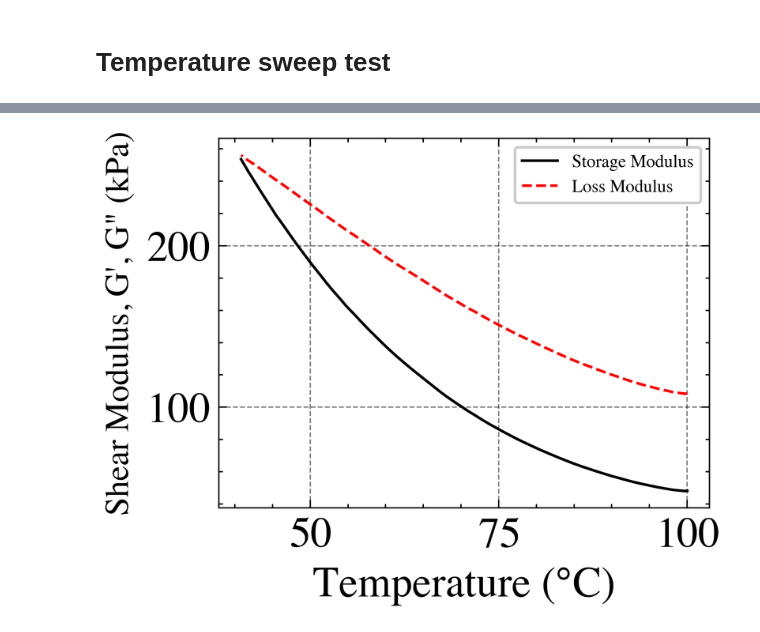
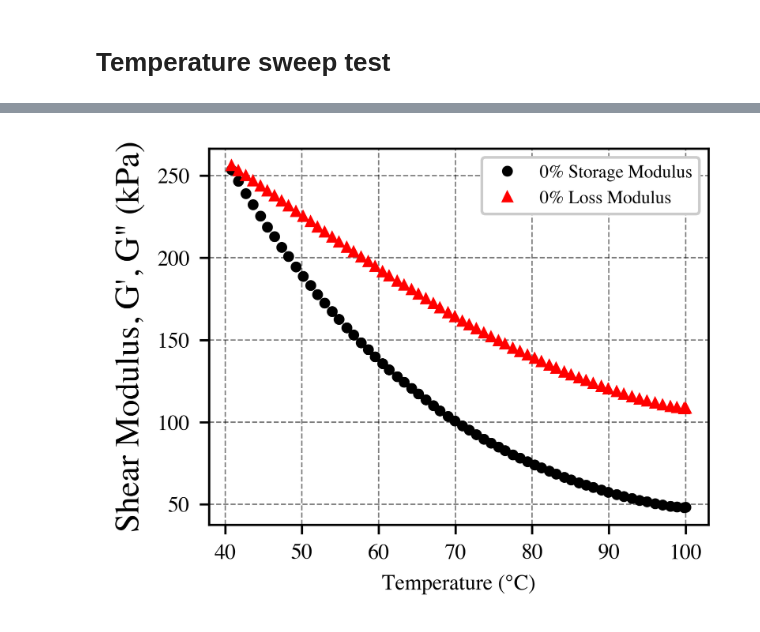
Before and after one commit to te5msride/Rheology, a Jupyter notebook: rheology.ipynb, the cells around one changed output, grey strips where cells are left out. Cells and saved outputs as stored; diff of their text form; code cells hidden in the pictures.

```diff
--- a/rheology.ipynb
+++ b/rheology.ipynb
@@ -148,7 +112,7 @@ def select_columns_for_plotting(df, sheet_name):
     selected_columns = []  # Add your logic here
     return df[selected_columns]
 
-file_name = 'Testing1-26.xlsx'
+file_name = 'Testing1-29.xlsx'
 
 # Load the Excel file once to fetch all sheet names and normalize them
 xls = pd.ExcelFile(file_name)
@@ -414,26 +419,48 @@ plt.show()
 # Temperature sweep test
 # %%
 # Normalize the test name to lowercase to match the dictionary keys
-test_name_normalized = "temp = 0%"
-# Access the DataFrame using the normalized test name
-specific_test_df = dfs[test_name_normalized]
-# Convert the 'Temperature [°C]' column to numeric, handling non-numeric values
-specific_test_df['Temperature [°C]'] = pd.to_numeric(specific_test_df['Temperature [°C]'], errors='coerce')
-# Drop rows where 'Temperature [°C]' is NaN
-specific_test_df.dropna(subset=['Temperature [°C]'], inplace=True)
-#convert to kPa
-specific_test_df['Storage Modulus [Pa]'] = specific_test_df['Storage Modulus [Pa]'] / 1000
-specific_test_df['Loss Modulus [Pa]'] = specific_test_df['Loss Modulus [Pa]'] / 1000
-# Plot the data
-plt.plot(specific_test_df['Temperature [°C]'], specific_test_df['Storage Modulus [Pa]'], label='Storage Modulus')
-plt.plot(specific_test_df['Temperature [°C]'], specific_test_df['Loss Modulus [Pa]'], label='Loss Modulus')
-# Labeling the axes with small font size
-plt.xlabel('Temperature (°C)')
+test_type = 'temp'
 
-plt.ylabel('Shear Modulus, G\', G" (kPa)',fontsize=12.5)
-#change label for axes size
-# Adding title and legend
-# plt.title('Shear Moduli vs Temperature')
-plt.legend(fontsize='small')  # Choose an appropriate size like 'small', 'medium', 'large', or a numeric value
+# Create a figure and axes
+fig, ax = plt.subplots()
+
+# Iterate over the conditions
+for condition in conditions:
+    # Normalize the test name to lowercase to match the dictionary keys
+    test_name_normalized = f"{test_type.lower()} = {condition.lower()}"
+
+    # Access the DataFrame using the normalized test name
+    specific_test_df = dfs.get(test_name_normalized)
+
+    if specific_test_df is not None:
+        # Now you can work with specific_test_df
+        print(specific_test_df.head())  # Display the first few rows as an example
+
+        # Convert 'Temperature [°C]' column to numeric, assuming it's in the correct format
+        specific_test_df['Temperature [°C]'] = pd.to_numeric(specific_test_df['Temperature [°C]'], errors='coerce')
+
+        # Drop any rows that have NaN values in the columns we're interested in after conversion (storage and loss modulus)
+        specific_test_df.dropna(subset=['Temperature [°C]', 'Storage Modulus [Pa]', 'Loss Modulus [Pa]'], inplace=True)
+        #convert to kPa
+        specific_test_df['Storage Modulus [Pa]'] = specific_test_df['Storage Modulus [Pa]'] / 1000
+        specific_test_df['Loss Modulus [Pa]'] = specific_test_df['Loss Modulus [Pa]'] / 1000
+
+        # Scatter plot for Storage Modulus as circles
+        ax.plot(specific_test_df['Temperature [°C]'], specific_test_df['Storage Modulus [Pa]'], 'o', label=f'{condition} Storage Modulus')
+
+        # Scatter plot for Loss Modulus as triangles
+        ax.plot(specific_test_df['Temperature [°C]'], specific_test_df['Loss Modulus [Pa]'], '^', label=f'{condition} Loss Modulus')
+
+    else:
+        print(f"DataFrame for {test_name_normalized} not found.")
+
+# Adding title and labels
+ax.set_xlabel('Temperature (°C)')
+ax.set_ylabel('Shear Modulus, G\', G" (kPa)', fontsize=12.5)
+
+# Adding legend
+ax.legend(fontsize='small')  # Choose an appropriate size like 'small', 'medium', 'large', or a numeric value
+
+# Show plot
 plt.show()
 # %% [output]
@@ -440 +484 @@ plt.show()
-[figure, old version]
+[figure, new version]
```
Also changed, not shown: parts of 10 cells of this notebook, 5 other files.
